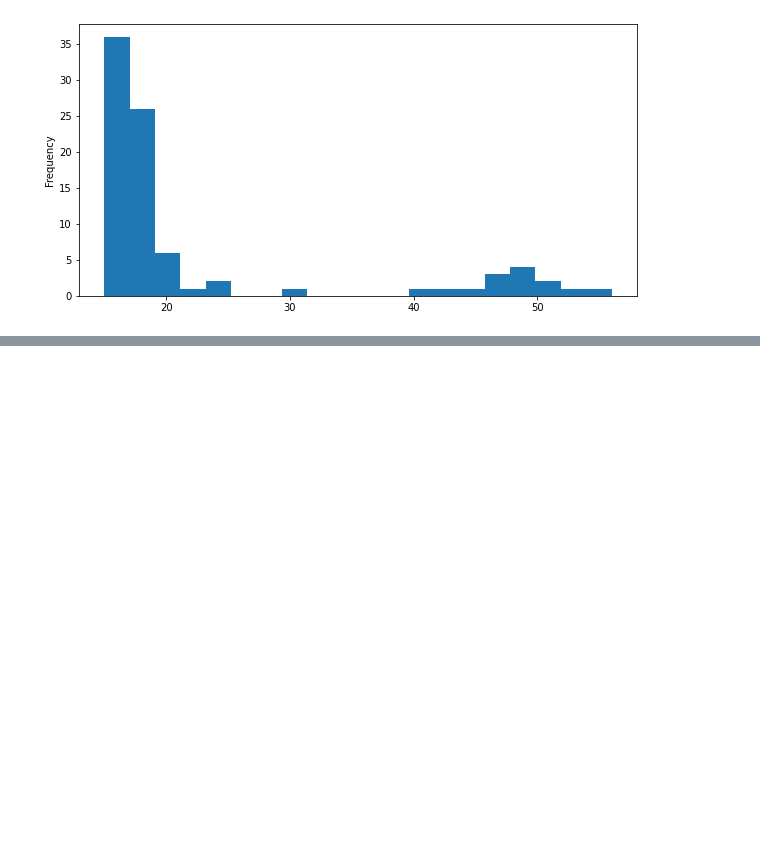
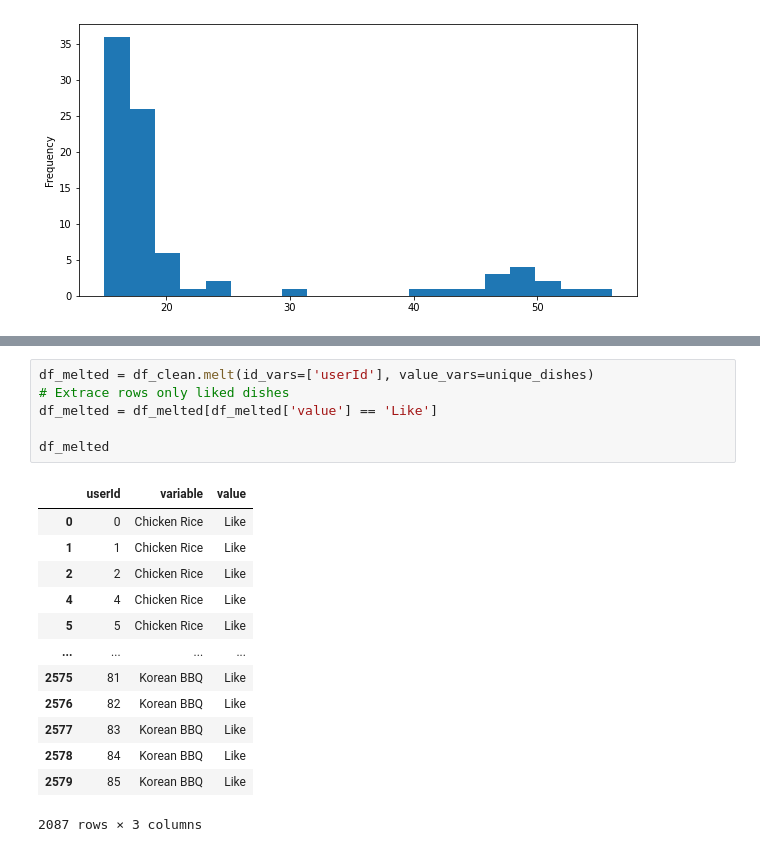
Before and after one commit to UltraRaptorYT/Batey, a Jupyter notebook: Recommender/Test.ipynb, the cells around one changed output, grey strips where cells are left out. Cells and saved outputs as stored; diff of their text form; blank space fills up the shorter version.

```diff
--- a/Recommender/Test.ipynb
+++ b/Recommender/Test.ipynb
@@ -33,0 +88,20 @@ df["Age"].plot(kind='hist', bins=20, figsize=(10,5))
+# %%
+df_melted = df_clean.melt(id_vars=['userId'], value_vars=unique_dishes)
+# Extrace rows only liked dishes
+df_melted = df_melted[df_melted['value'] == 'Like']
+
+df_melted
+# %% [output]
+|  | userId | variable | value |
+| 0 | 0 | Chicken Rice | Like |
+| 1 | 1 | Chicken Rice | Like |
+| 2 | 2 | Chicken Rice | Like |
+| 4 | 4 | Chicken Rice | Like |
+| 5 | 5 | Chicken Rice | Like |
+| ... | ... | ... | ... |
+| 2575 | 81 | Korean BBQ | Like |
+| 2576 | 82 | Korean BBQ | Like |
+| 2577 | 83 | Korean BBQ | Like |
+| 2578 | 84 | Korean BBQ | Like |
+| 2579 | 85 | Korean BBQ | Like |
+2087 rows × 3 columns
```
Also changed, not shown: parts of 14 cells of this notebook, 7 other files.
